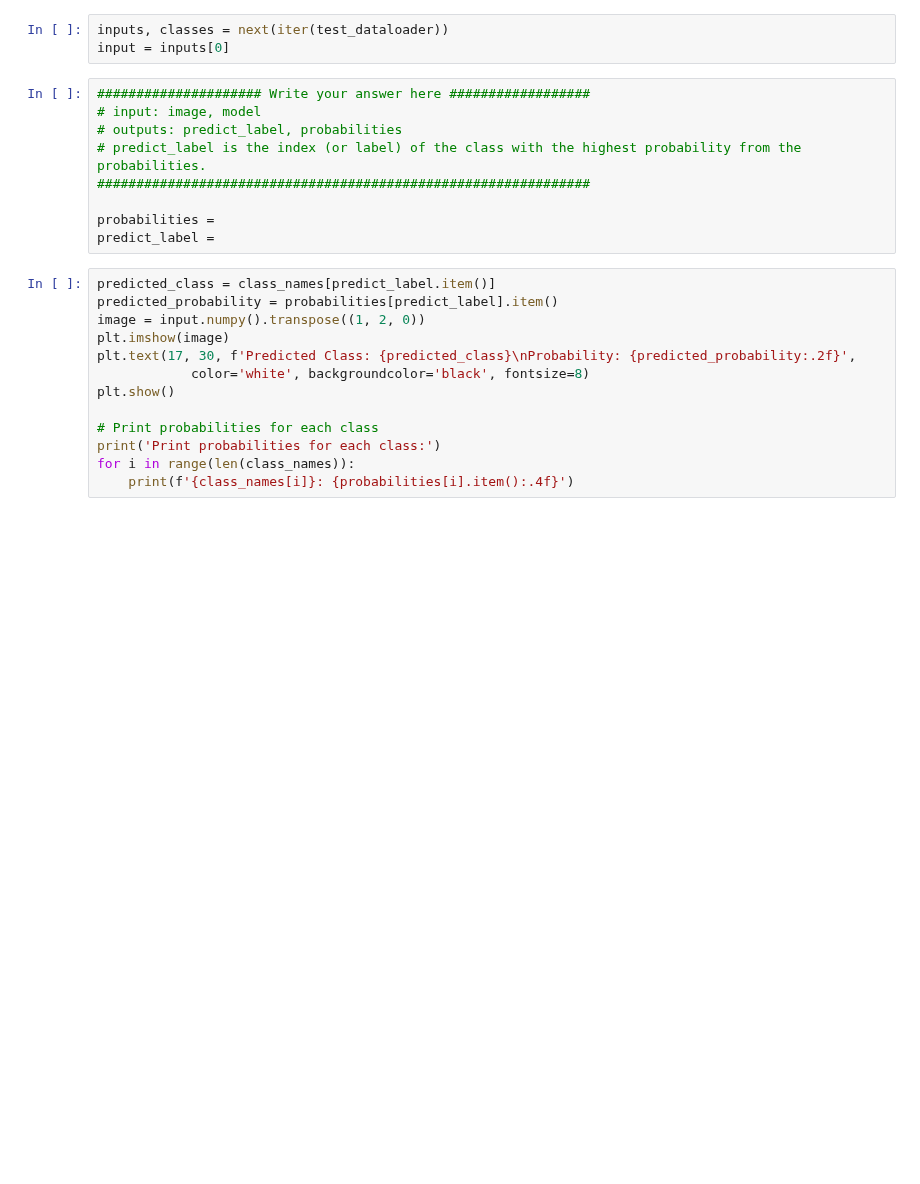
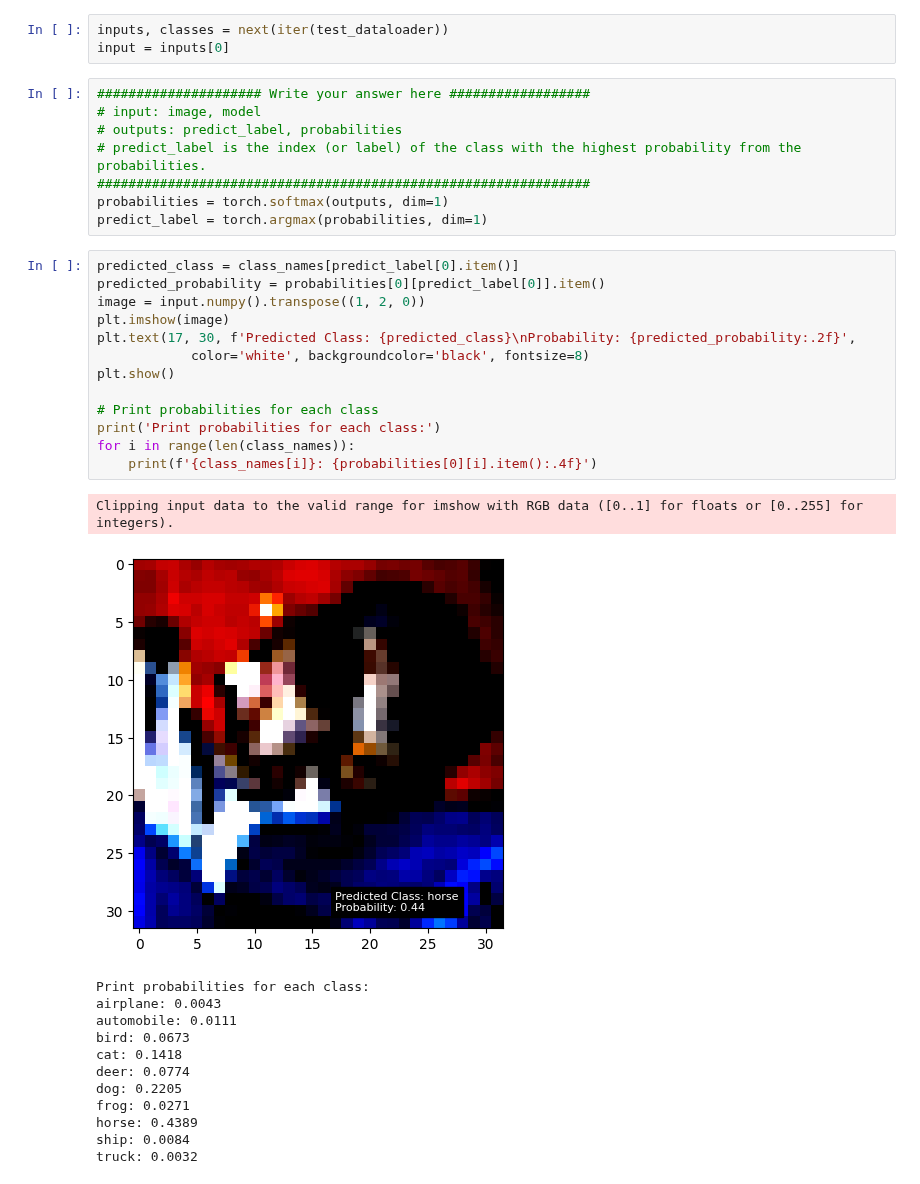
Before and after one commit to SustechSTA303/STA303-Assignment01, a Jupyter notebook: Assignment01.ipynb, the cells around one changed output. Drawn from its saved outputs; the diff is of its cells as text; blank space fills up the shorter version.

```diff
--- a/Assignment01.ipynb
+++ b/Assignment01.ipynb
@@ -270,19 +377,32 @@ input = inputs[0]
 # outputs: predict_label, probabilities
 # predict_label is the index (or label) of the class with the highest probability from the probabilities.
 ###############################################################
-
-probabilities =
-predict_label =
+probabilities = torch.softmax(outputs, dim=1)
+predict_label = torch.argmax(probabilities, dim=1)
 # %%
-predicted_class = class_names[predict_label.item()]
-predicted_probability = probabilities[predict_label].item()
+predicted_class = class_names[predict_label[0].item()]
+predicted_probability = probabilities[0][predict_label[0]].item()
 image = input.numpy().transpose((1, 2, 0))
 plt.imshow(image)
 plt.text(17, 30, f'Predicted Class: {predicted_class}\nProbability: {predicted_probability:.2f}',
             color='white', backgroundcolor='black', fontsize=8)
 plt.show()
 
 # Print probabilities for each class
 print('Print probabilities for each class:')
 for i in range(len(class_names)):
-    print(f'{class_names[i]}: {probabilities[i].item():.4f}')
+    print(f'{class_names[i]}: {probabilities[0][i].item():.4f}')
+# %% [output]
+Clipping input data to the valid range for imshow with RGB data ([0..1] for floats or [0..255] for integers).
+[figure, added]
+Print probabilities for each class:
+airplane: 0.0043
+automobile: 0.0111
+bird: 0.0673
+cat: 0.1418
+deer: 0.0774
+dog: 0.2205
+frog: 0.0271
+horse: 0.4389
+ship: 0.0084
+truck: 0.0032
```
Also changed, not shown: parts of 11 cells of this notebook.
